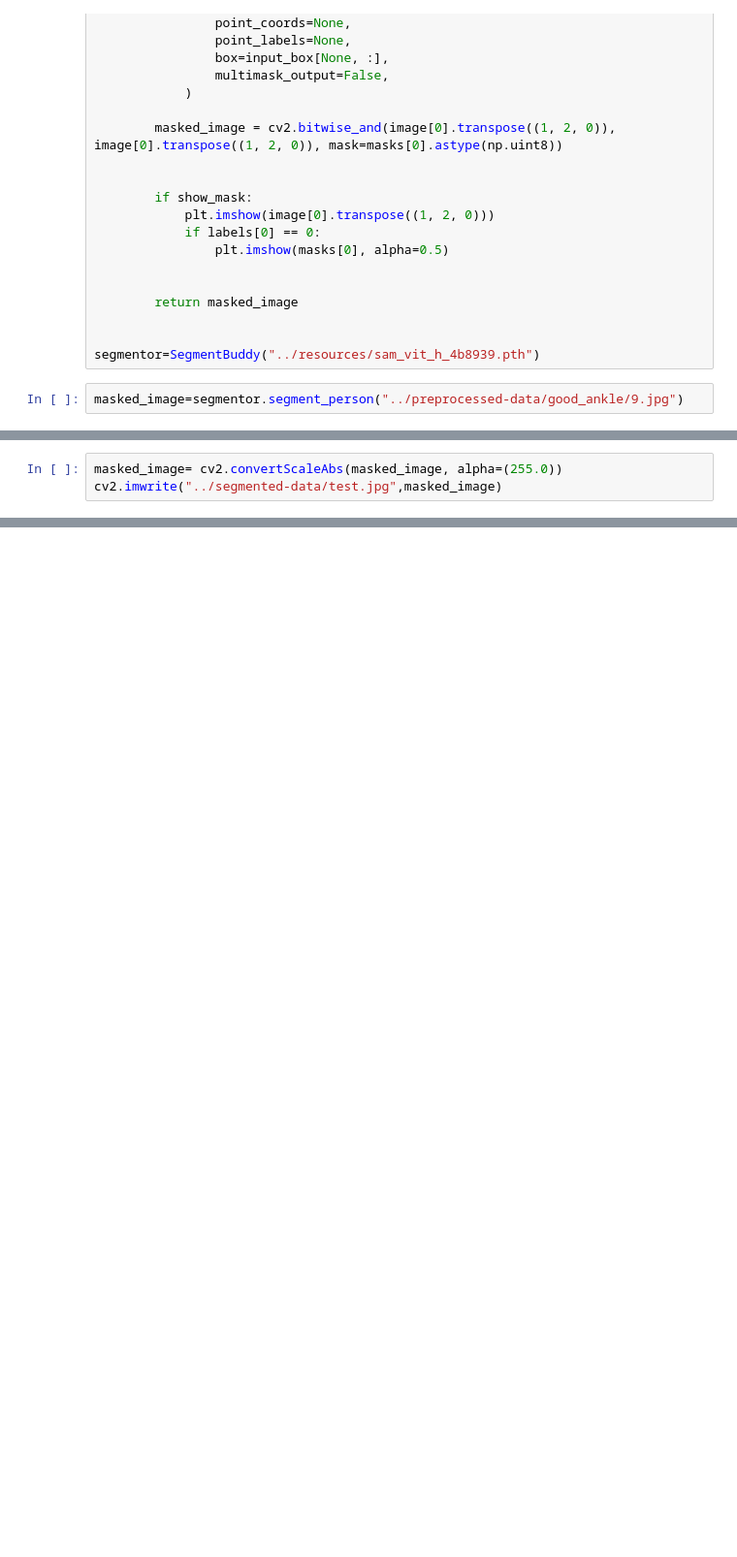
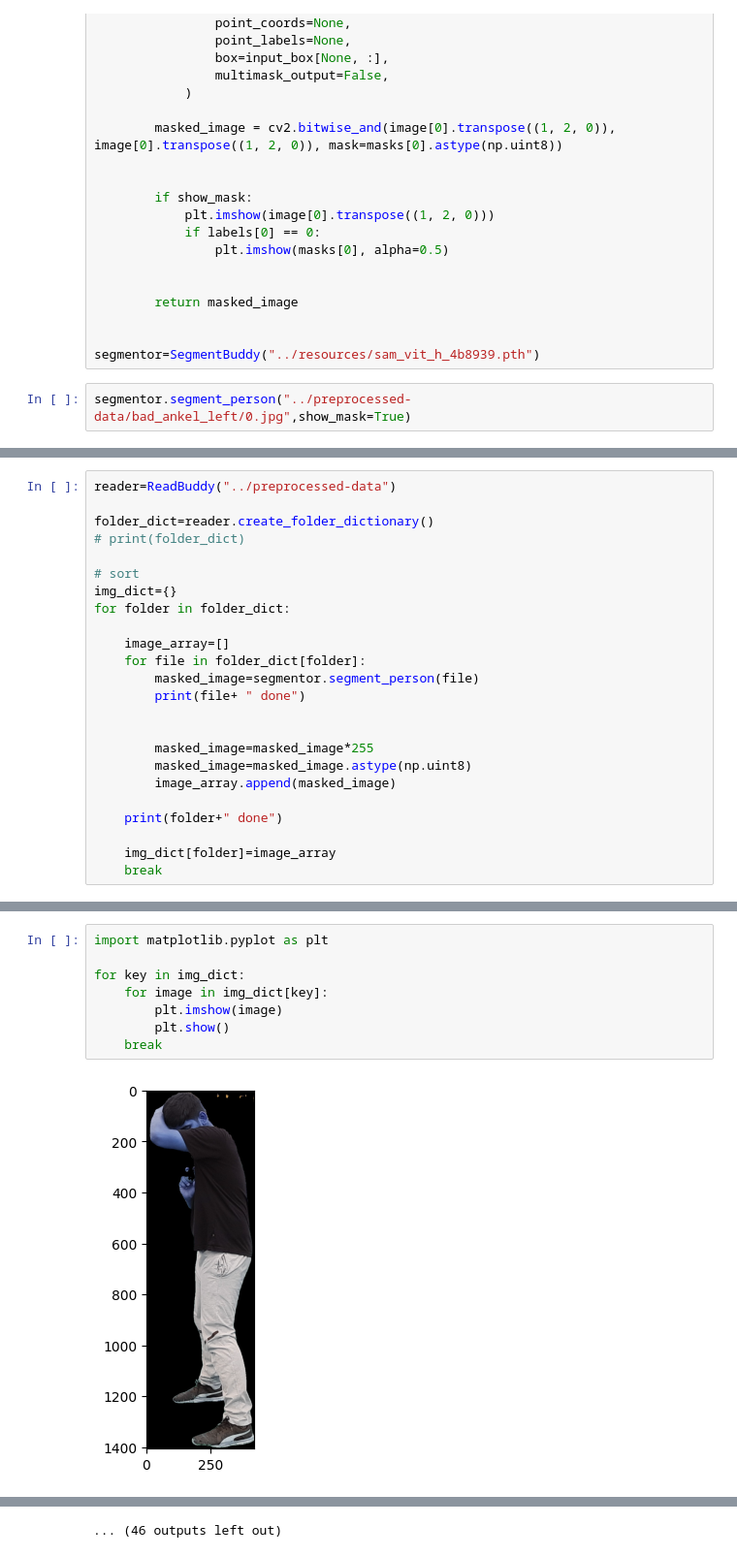
Before and after one commit to architanand95/bowl-buddy, a Jupyter notebook: data-preprocessing/preprocessing.ipynb, the cells around one changed output, grey strips where cells are left out. Shown at 97% size. Cells and saved outputs as stored; diff of their text form; blank space fills up the shorter version.

Commit message:
Image Segmention with SAM

```diff
--- a/data-preprocessing/preprocessing.ipynb
+++ b/data-preprocessing/preprocessing.ipynb
@@ -277,4 +176,4 @@ class SegmentBuddy():
 
 segmentor=SegmentBuddy("../resources/sam_vit_h_4b8939.pth")
 # %%
-masked_image=segmentor.segment_person("../preprocessed-data/good_ankle/9.jpg")
+segmentor.segment_person("../preprocessed-data/bad_ankel_left/0.jpg",show_mask=True)
@@ -286,3 +179,0 @@ plt.imshow(masked_image)
-# %%
-masked_image= cv2.convertScaleAbs(masked_image, alpha=(255.0))
-cv2.imwrite("../segmented-data/test.jpg",masked_image)
@@ -294,0 +182,24 @@ director.export_to_directory('../segmented-data',segmentor.segment_person)
+# %%
+reader=ReadBuddy("../preprocessed-data")
+
+folder_dict=reader.create_folder_dictionary()
+# print(folder_dict)
+
+# sort
+img_dict={}
+for folder in folder_dict:
+
+    image_array=[]
+    for file in folder_dict[folder]:
+        masked_image=segmentor.segment_person(file)
+        print(file+ " done")
+
+
+        masked_image=masked_image*255
+        masked_image=masked_image.astype(np.uint8)
+        image_array.append(masked_image)
+
+    print(folder+" done")
+
+    img_dict[folder]=image_array
+    break
@@ -294,0 +224,10 @@ director.export_to_directory('../segmented-data',segmentor.segment_person)
+# %%
+import matplotlib.pyplot as plt
+
+for key in img_dict:
+    for image in img_dict[key]:
+        plt.imshow(image)
+        plt.show()
+    break
+# %% [output]
+[figure, added]
@@ -294,0 +245 @@ director.export_to_directory('../segmented-data',segmentor.segment_person)
+... (46 outputs left out)
```
Also changed, not shown: parts of 11 cells of this notebook, 2 other files.
